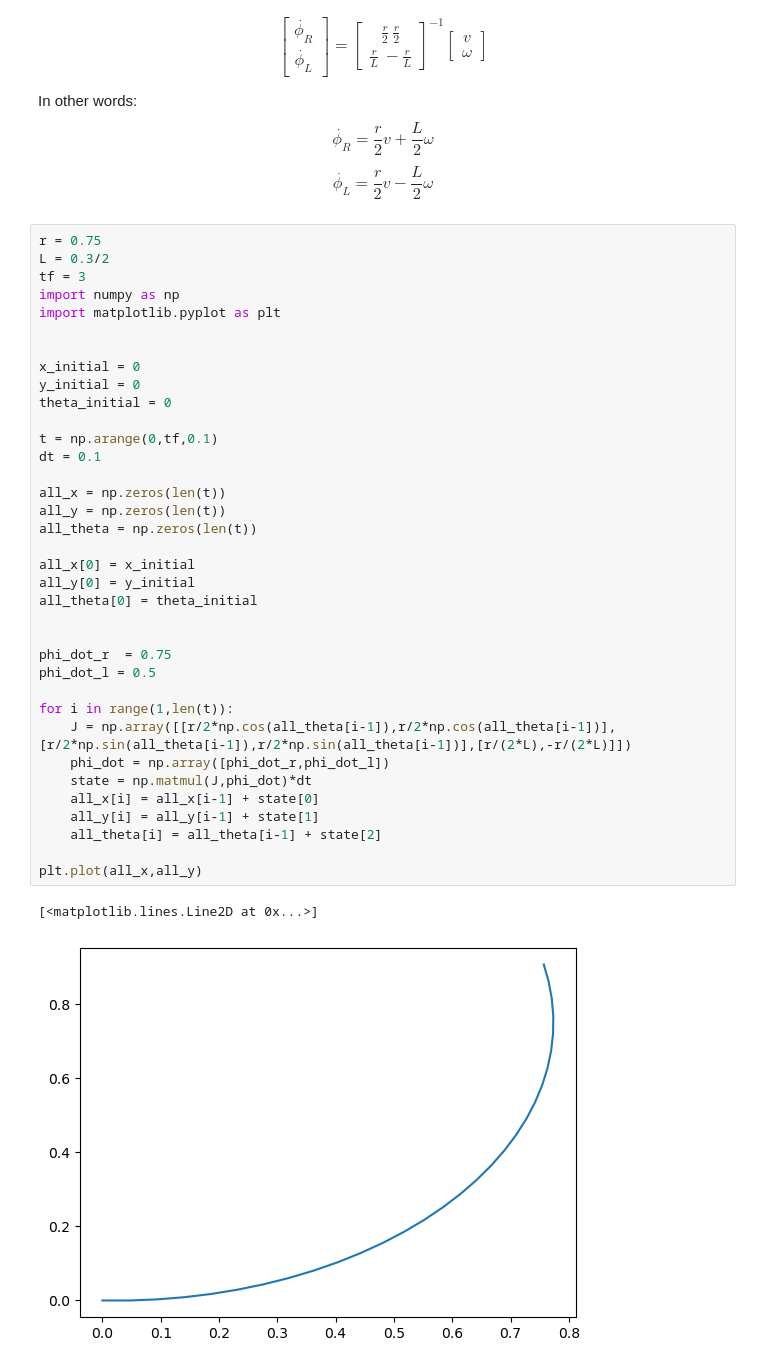
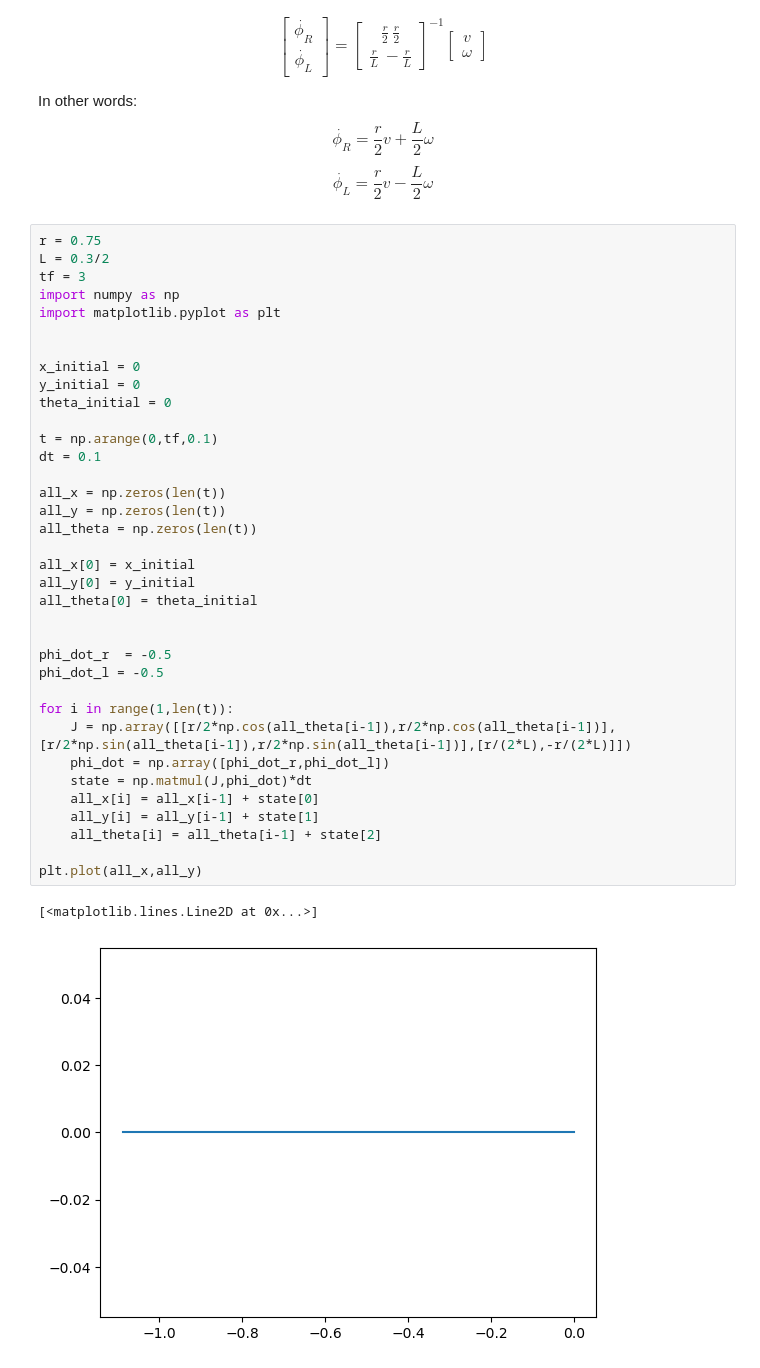
Before and after one commit to mohasarfi/MobileRobot, a Jupyter notebook: robot_kinematics.ipynb, the cells around one changed output. Saved outputs shown, nothing was run; the diff lists cells and outputs as text.

```diff
--- a/robot_kinematics.ipynb
+++ b/robot_kinematics.ipynb
@@ -288,33 +288,33 @@ import matplotlib.pyplot as plt
 
 
 x_initial = 0
 y_initial = 0
 theta_initial = 0
 
 t = np.arange(0,tf,0.1)
 dt = 0.1
 
 all_x = np.zeros(len(t))
 all_y = np.zeros(len(t))
 all_theta = np.zeros(len(t))
 
 all_x[0] = x_initial
 all_y[0] = y_initial
 all_theta[0] = theta_initial
 
 
-phi_dot_r  = 0.75
-phi_dot_l = 0.5
+phi_dot_r  = -0.5
+phi_dot_l = -0.5
 
 for i in range(1,len(t)):
     J = np.array([[r/2*np.cos(all_theta[i-1]),r/2*np.cos(all_theta[i-1])],[r/2*np.sin(all_theta[i-1]),r/2*np.sin(all_theta[i-1])],[r/(2*L),-r/(2*L)]])
     phi_dot = np.array([phi_dot_r,phi_dot_l])
     state = np.matmul(J,phi_dot)*dt
     all_x[i] = all_x[i-1] + state[0]
     all_y[i] = all_y[i-1] + state[1]
     all_theta[i] = all_theta[i-1] + state[2]
 
 plt.plot(all_x,all_y)
 # %% [output]
 [<matplotlib.lines.Line2D at 0x...>]
-[figure, old version]
+[figure, new version]
```
